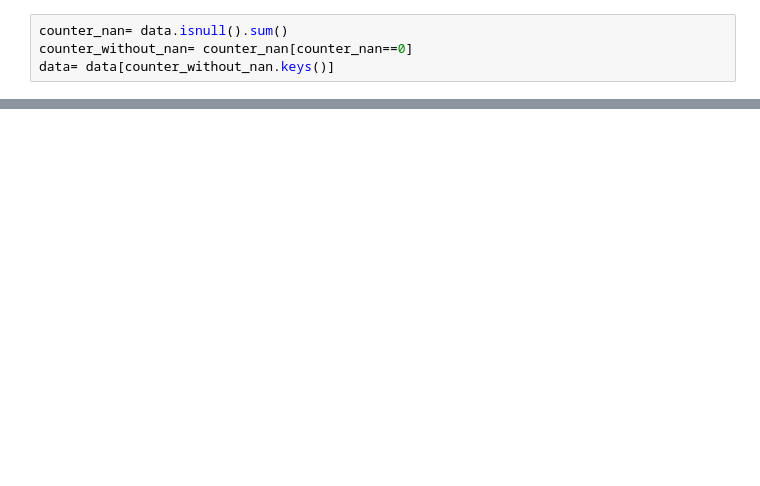
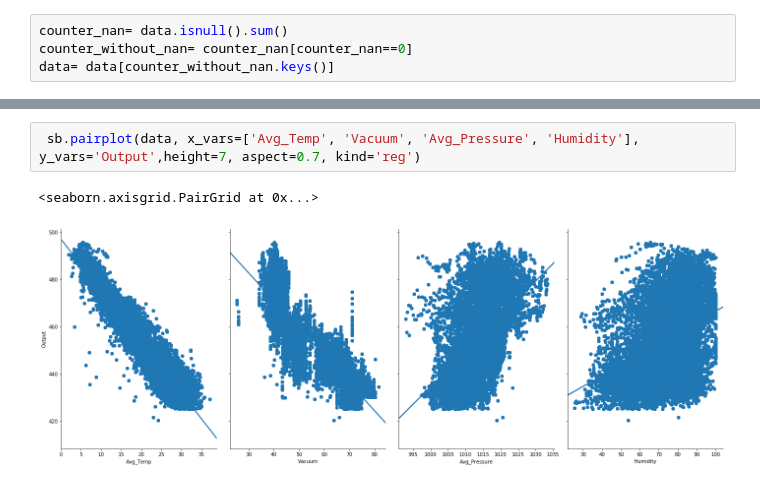
Before and after one commit to coreprinciple6/CCPP-Project, a Jupyter notebook: Visualization/CCPP.ipynb, the cells around one changed output, grey strips where cells are left out. Cells and saved outputs as stored; diff of their text form; blank space fills up the shorter version.

```diff
--- a/Visualization/CCPP.ipynb
+++ b/Visualization/CCPP.ipynb
@@ -75,0 +54,5 @@ print(LinReg.score(X,Y))
+# %%
+ sb.pairplot(data, x_vars=['Avg_Temp', 'Vacuum', 'Avg_Pressure', 'Humidity'], y_vars='Output',height=7, aspect=0.7, kind='reg')
+# %% [output]
+<seaborn.axisgrid.PairGrid at 0x...>
+[figure, added]
```
Also changed, not shown: parts of 21 cells of this notebook.
